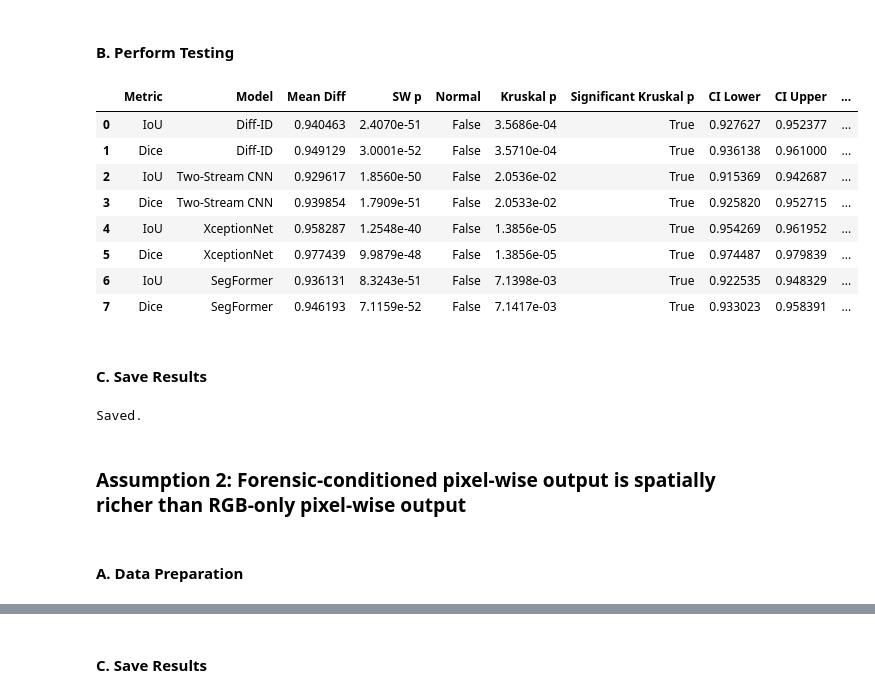
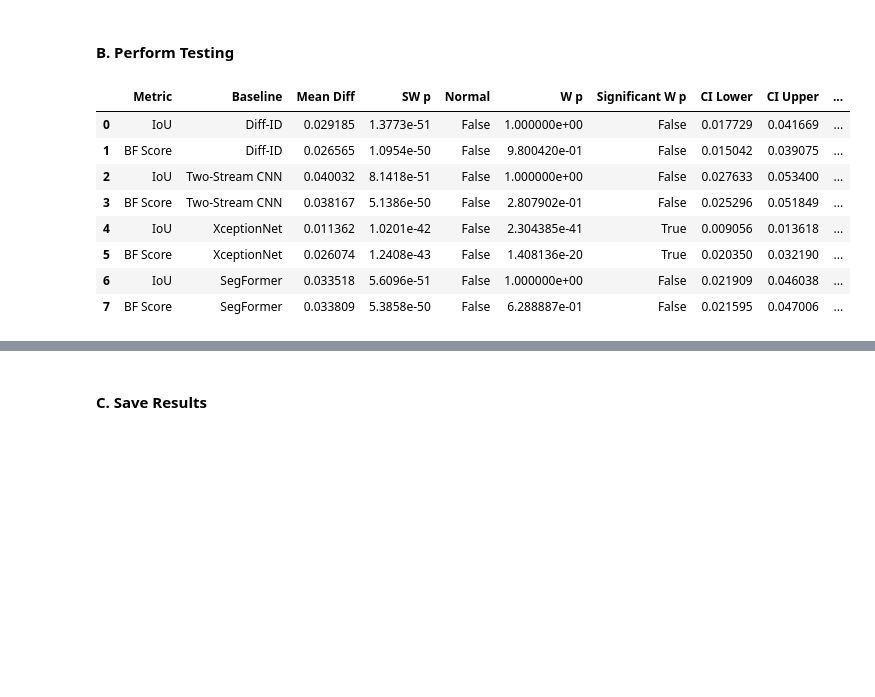
Before and after one commit to JeserylMae/unet-ensemble, a Jupyter notebook: notebooks/10_statistical_test.ipynb, the cells around one changed output, grey strips where cells are left out. Drawn from its saved outputs; the diff is of its cells as text; code cells hidden in the pictures; blank space fills up the shorter version.

```diff
--- a/notebooks/10_statistical_test.ipynb
+++ b/notebooks/10_statistical_test.ipynb
@@ -86,31 +69,23 @@ BASELINES = {
 # %% [markdown]
 #### B. Perform Testing
 # %%
-summary_10_1 = test.run_tests(
+summary_10_2 = test.run_tests(
     groups    = BASELINES,
-    metrics   = [('IoU', 'iou'), ('Dice', 'dice')],
-    tests     = ['shapiro', 'kruskal', 'ci'],
-    group_col = 'Model',
+    metrics   = [
+        ('IoU',      'iou'),
+        ('BF Score', 'bf_score'),
+    ],
+    tests     = ['shapiro', 'wilcoxon', 'ci'],
+    group_col = 'Baseline',
 )
-summary_10_1
+summary_10_2
 # %% [output]
-|  | Metric | Model | Mean Diff | SW p | Normal | Kruskal p | Significant Kruskal p | CI Lower | CI Upper | ... |
-| 0 | IoU | Diff-ID | 0.940463 | 2.4070e-51 | False | 3.5686e-04 | True | 0.927627 | 0.952377 | ... |
-| 1 | Dice | Diff-ID | 0.949129 | 3.0001e-52 | False | 3.5710e-04 | True | 0.936138 | 0.961000 | ... |
-| 2 | IoU | Two-Stream CNN | 0.929617 | 1.8560e-50 | False | 2.0536e-02 | True | 0.915369 | 0.942687 | ... |
-| 3 | Dice | Two-Stream CNN | 0.939854 | 1.7909e-51 | False | 2.0533e-02 | True | 0.925820 | 0.952715 | ... |
-| 4 | IoU | XceptionNet | 0.958287 | 1.2548e-40 | False | 1.3856e-05 | True | 0.954269 | 0.961952 | ... |
-| 5 | Dice | XceptionNet | 0.977439 | 9.9879e-48 | False | 1.3856e-05 | True | 0.974487 | 0.979839 | ... |
-| 6 | IoU | SegFormer | 0.936131 | 8.3243e-51 | False | 7.1398e-03 | True | 0.922535 | 0.948329 | ... |
-| 7 | Dice | SegFormer | 0.946193 | 7.1159e-52 | False | 7.1417e-03 | True | 0.933023 | 0.958391 | ... |
+|  | Metric | Baseline | Mean Diff | SW p | Normal | W p | Significant W p | CI Lower | CI Upper | ... |
+| 0 | IoU | Diff-ID | 0.029185 | 1.3773e-51 | False | 1.000000e+00 | False | 0.017729 | 0.041669 | ... |
+| 1 | BF Score | Diff-ID | 0.026565 | 1.0954e-50 | False | 9.800420e-01 | False | 0.015042 | 0.039075 | ... |
+| 2 | IoU | Two-Stream CNN | 0.040032 | 8.1418e-51 | False | 1.000000e+00 | False | 0.027633 | 0.053400 | ... |
+| 3 | BF Score | Two-Stream CNN | 0.038167 | 5.1386e-50 | False | 2.807902e-01 | False | 0.025296 | 0.051849 | ... |
+| 4 | IoU | XceptionNet | 0.011362 | 1.0201e-42 | False | 2.304385e-41 | True | 0.009056 | 0.013618 | ... |
+| 5 | BF Score | XceptionNet | 0.026074 | 1.2408e-43 | False | 1.408136e-20 | True | 0.020350 | 0.032190 | ... |
+| 6 | IoU | SegFormer | 0.033518 | 5.6096e-51 | False | 1.000000e+00 | False | 0.021909 | 0.046038 | ... |
+| 7 | BF Score | SegFormer | 0.033809 | 5.3858e-50 | False | 6.288887e-01 | False | 0.021595 | 0.047006 | ... |
-# %% [markdown]
-#### C. Save Results
-# %%
-summary_10_1.to_csv(f'{OUTPUT_SAVE_DIR}/{OUTPUT_FILE_NAME}', index=False)
-print('Saved.')
-# %% [output]
-Saved.
-# %% [markdown]
-### Assumption 2: Forensic-conditioned pixel-wise output is spatially richer than RGB-only pixel-wise output
-# %% [markdown]
-#### A. Data Preparation
```
Also changed, not shown: parts of 43 cells of this notebook.
